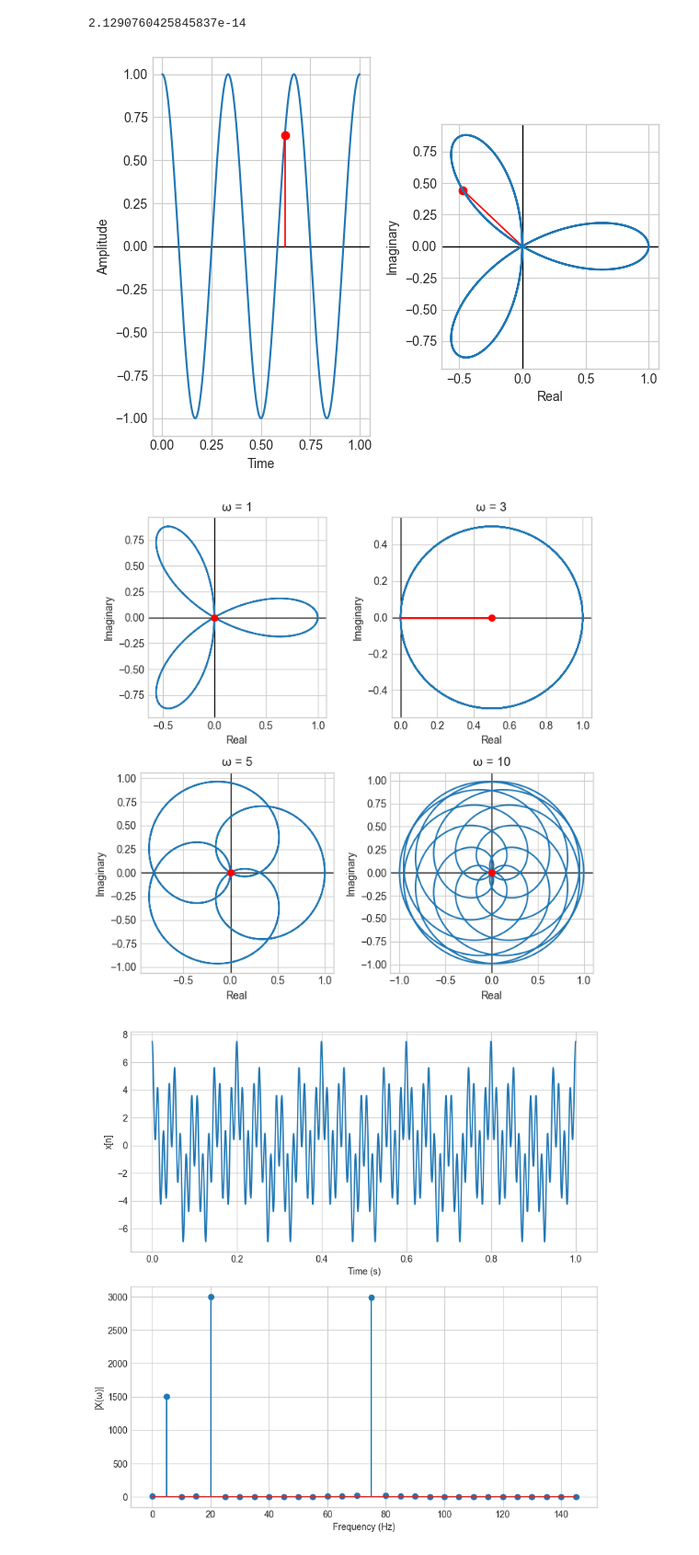
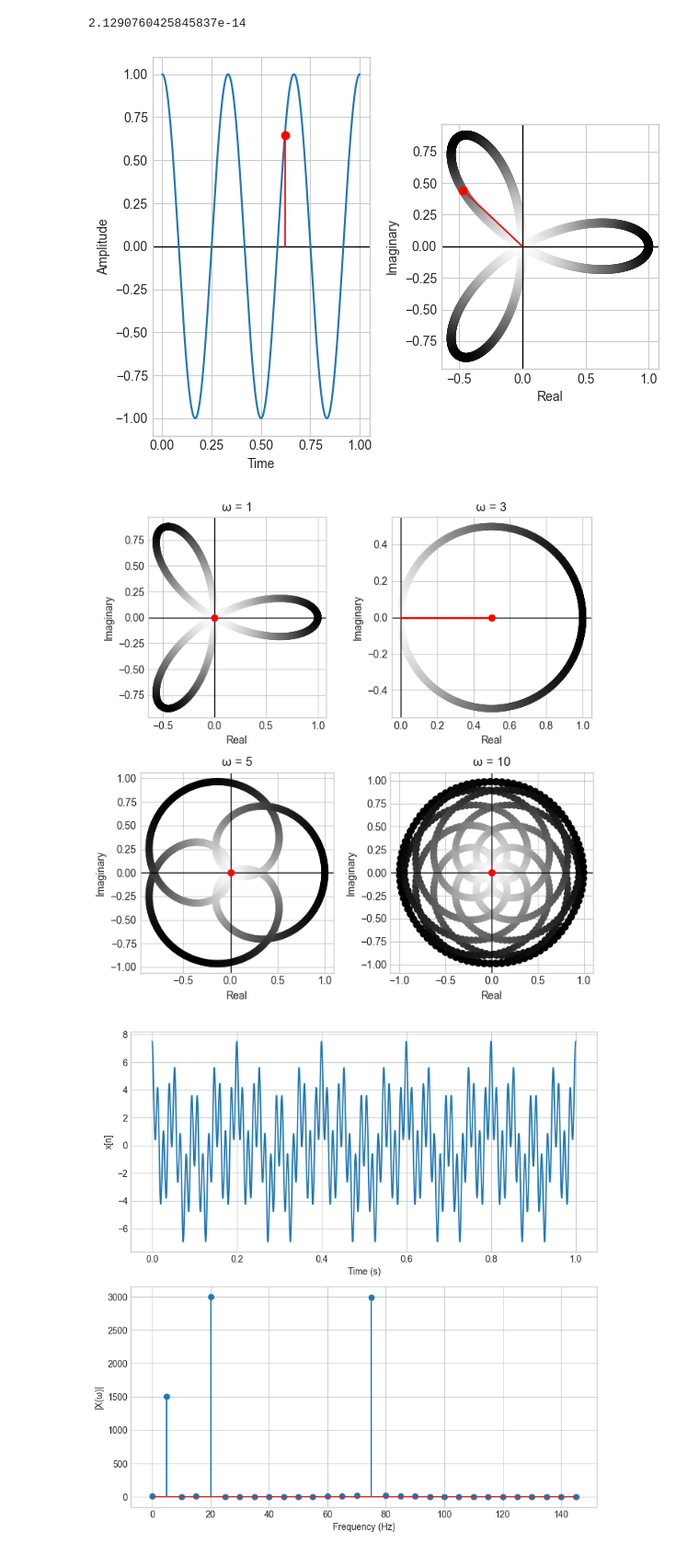
Before and after one commit to radubuzas/PS, a Jupyter notebook: lab3.ipynb, the cells around one changed output. Shown: that part at 92% size. Saved outputs shown, nothing was run; the diff lists cells and outputs as text; code cells hidden in the pictures.

Commit message:
Changed ex 2, made the graph color change according to distance

```diff
--- a/lab3.ipynb
+++ b/lab3.ipynb
@@ -88,7 +88,9 @@ axs[1].plot([0, x[point_in_time]], [0, y[point_in_time]], color='red', linewidth
 
 # axs[1].plot(X.real, X.imag)
 
-axs[1].plot(x, y)
+color = np.sqrt(x**2 + y**2)
+
+axs[1].scatter(x, y, c=color)
 axs[1].set_xlabel('Real')
 axs[1].set_ylabel('Imaginary')
 axs[1].set_aspect('equal', adjustable='box')
@@ -98,7 +100,7 @@ plt.savefig('Ex2_1.pdf')
 plt.savefig('Ex2_1.png')
 plt.show()
 # %% [output]
-[figure, old version]
+[figure, new version]
 # %%
 # t = [0, 1]
 
@@ -110,35 +112,35 @@ omega = 0
 fr = [1, 3, 5, 10]
 
 for ax in axs:
     for x in ax:
         x.axhline(y=0, color='black', linewidth='1')
         x.axvline(x=0, color='black', linewidth='1')
         x.set_xlabel('Real')
         x.set_ylabel('Imaginary')
         x.set_aspect('equal', adjustable='box')
         x.title.set_text(f'ω = {fr[omega]}')
 
         # x_sample = sin * np.cos(-2 * np.pi * fr[omega] * time)
         # y_sample = sin * np.sin(-2 * np.pi * fr[omega] * time)
 
         X = sin * np.exp(-2j * np.pi * fr[omega] * time)
 
         # x.plot(x_sample, y_sample)
         # x.plot(np.mean(x_sample), np.mean(y_sample), 'or')
         # x.plot([0, np.mean(x_sample)], [0, np.mean(y_sample)], color='red', linewidth='2')
 
-        x.plot(X.real, X.imag)
+        x.scatter(X.real, X.imag, c=color)
         x.plot(np.mean(X.real), np.mean(X.imag), 'or')
         x.plot([0, np.mean(X.real)], [0, np.mean(X.imag)], color='red', linewidth='2')
         omega += 1
 
 plt.savefig('Ex2_2.pdf')
 plt.savefig('Ex2_2.png')
 
 plt.tight_layout()
 plt.show()
 # %% [output]
-[figure, old version]
+[figure, new version]
 # %%
 time = np.linspace(0, 1, 2000)
 
```
Also changed, not shown: 6 other files.
